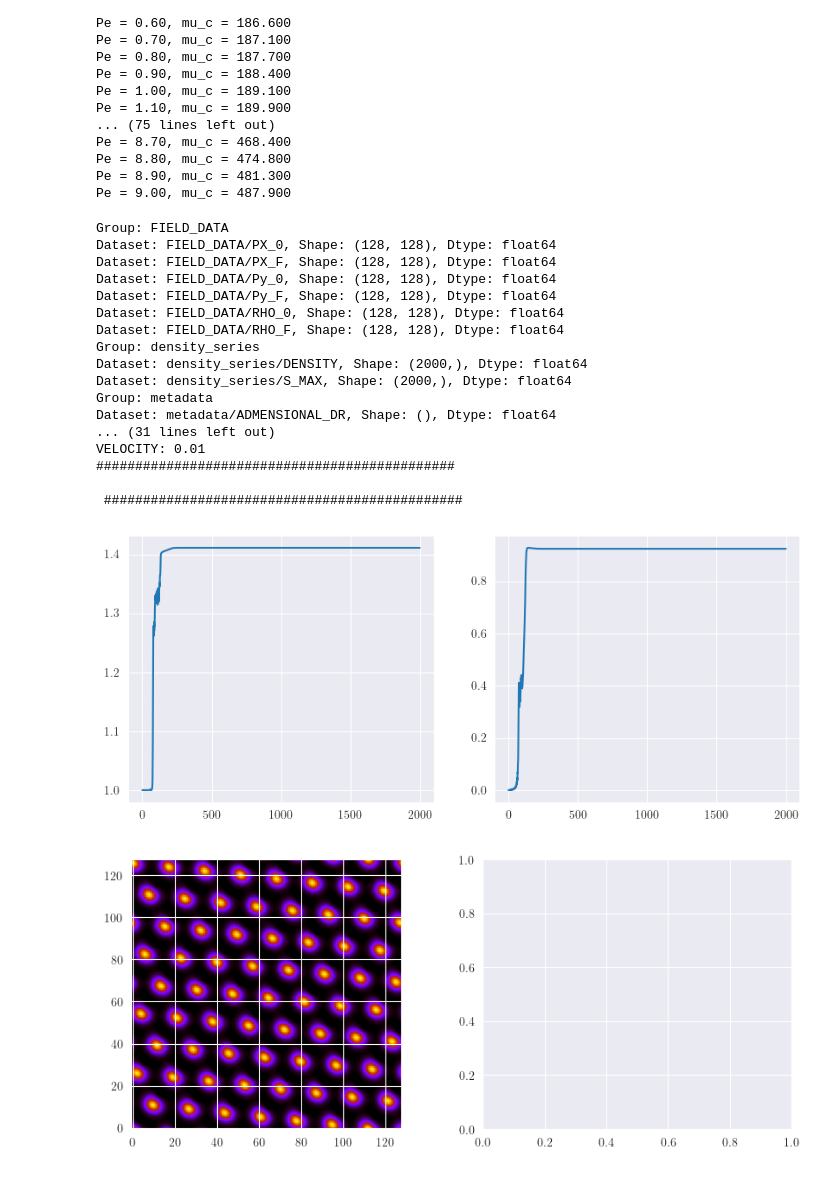
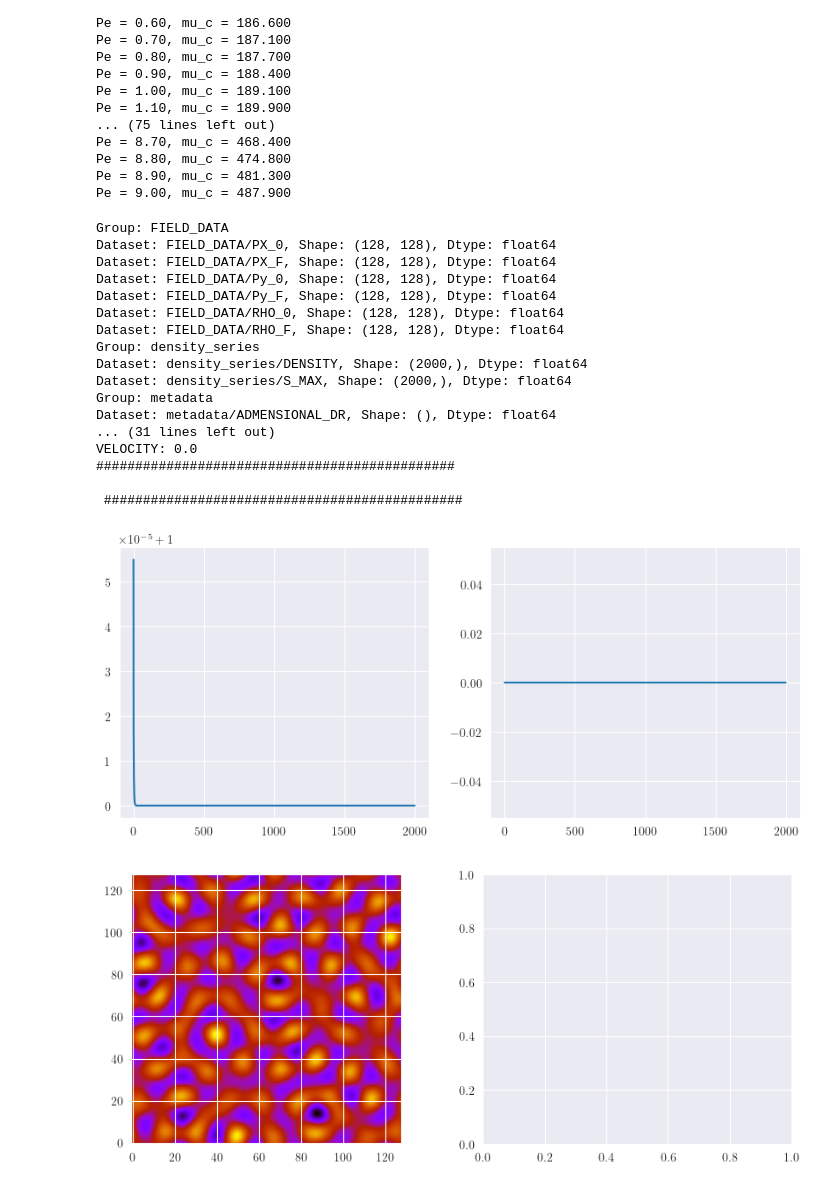
Before and after one commit to Jaegg3rNat/ABP_Flocking, a Jupyter notebook: Code/Analysis_ABP.ipynb, the cells around one changed output. Saved outputs shown, nothing was run; the diff lists cells and outputs as text; code cells hidden in the pictures.

```diff
--- a/Code/Analysis_ABP.ipynb
+++ b/Code/Analysis_ABP.ipynb
@@ -361,7 +361,7 @@ def print_hdf5_contents(file_path):
 
 
 
-mu , pe = 450.0, 10
+mu , pe = 190.0, 0
 file_path = f'../Data/2d_v1/_PE{pe:.2f}_MU{mu:.2f}/DATA.h5'
 
 
@@ -412,33 +412,33 @@ with h5py.File(file_path, 'r') as f:
     plt.close()
     fig , (ax1,ax2) = plt.subplots(1,2, figsize = (10,4))
     grp2 = f['FIELD_DATA']
     rhodata = grp2['RHO_F'][:]
     polx = grp2['PX_F'][:]
     poly = grp2['Py_F'][:]
     im = ax1.imshow(
         rhodata,
         origin="lower",
         cmap="gnuplot"
     )
     plt.show()
     plt.close()
 # %% [output]
 Group: FIELD_DATA
 Dataset: FIELD_DATA/PX_0, Shape: (128, 128), Dtype: float64
 Dataset: FIELD_DATA/PX_F, Shape: (128, 128), Dtype: float64
 Dataset: FIELD_DATA/Py_0, Shape: (128, 128), Dtype: float64
 Dataset: FIELD_DATA/Py_F, Shape: (128, 128), Dtype: float64
 Dataset: FIELD_DATA/RHO_0, Shape: (128, 128), Dtype: float64
 Dataset: FIELD_DATA/RHO_F, Shape: (128, 128), Dtype: float64
 Group: density_series
 Dataset: density_series/DENSITY, Shape: (2000,), Dtype: float64
 Dataset: density_series/S_MAX, Shape: (2000,), Dtype: float64
 Group: metadata
 Dataset: metadata/ADMENSIONAL_DR, Shape: (), Dtype: float64
 ... (31 lines left out)
-VELOCITY: 0.01
+VELOCITY: 0.0
 ##############################################
 
  ##############################################
-[figure, old version]
+[figure, new version]
-[figure, old version]
+[figure, new version]
```
Also changed, not shown: 3 other files.
